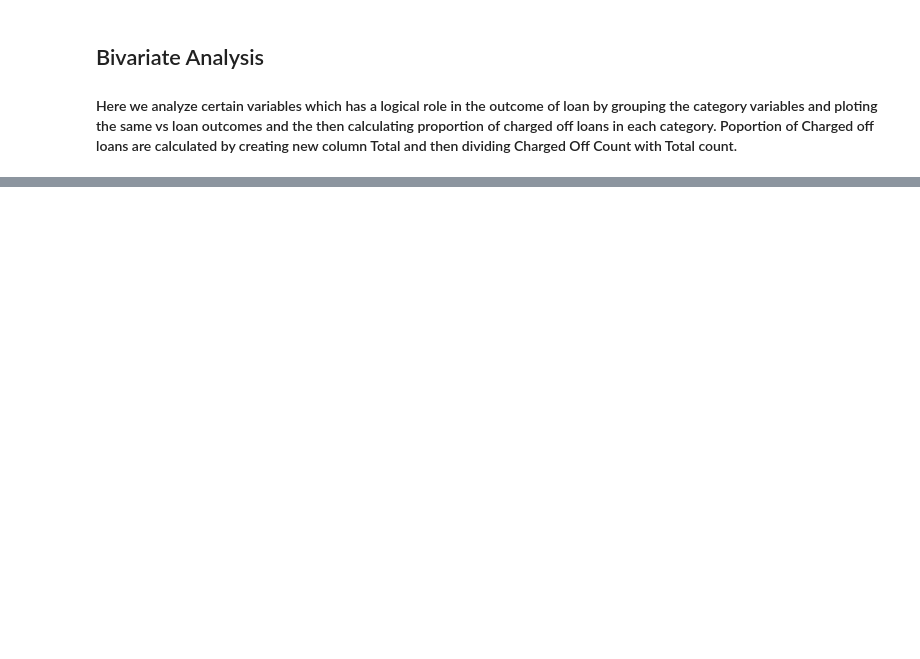
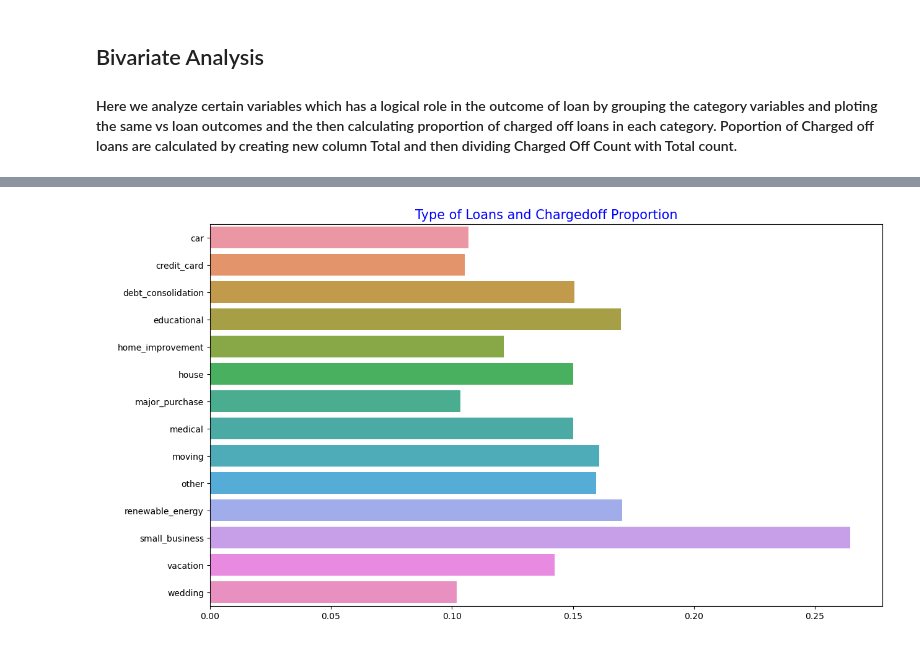
Before and after one commit to Varunmr88/Lending_Club_Case_Study, a Jupyter notebook: Case Study.ipynb, the cells around one changed output, grey strips where cells are left out. Cells and saved outputs as stored; diff of their text form; code cells hidden in the pictures; blank space fills up the shorter version.

```diff
--- a/Case Study.ipynb
+++ b/Case Study.ipynb
@@ -403,27 +396,29 @@ KeyError: 'Current'
 # %%
 # Bivariate Analysis on purpose of Loan against Chargedoff_Proportion.
 
 loantype_default = data.groupby(['purpose', 'loan_status']).loan_status.count().unstack().fillna(0).reset_index()
-loantype_default['Total'] = loantype_default['Charged Off'] + loantype_default['Current'] + loantype_default['Fully Paid']
+loantype_default['Total'] = loantype_default['Charged Off']  + loantype_default['Fully Paid']
 loantype_default['Chargedoff_Proportion'] = loantype_default['Charged Off'] / loantype_default['Total']
 
 loantype_default.sort_values('Chargedoff_Proportion',ascending=False)#purpose_vs_loan.sort_values('Chargedoff_Proportion', ascending=False)
 
 # Lets draw bar plots on data calculated above. Try to visualize the pattern to understand the data better.
 # pairs of continuous variables.
 fig, ax1 = plt.subplots(figsize=(14, 8))
 ax1.set_title('Type of Loans and Chargedoff Proportion',fontsize=15,color = 'b')
 ax1=sns.barplot(y='purpose', x='Chargedoff_Proportion', data=loantype_default)
 ax1.set_ylabel('Purpose of Loans',fontsize=14,color='w')
 ax1.set_xlabel('Chargedoff Proportion',fontsize=14,color = 'w')
 plt.show()
 
 # Observations:
 # small Business applicants have high chances of getting charged off.
 # renewable_energy where chanrged off proportion is better as compare to other categories.
 # Observations:
 # small Business applicants have high chnaces of getting charged off.
 # renewable_energy where chanrged off proportion is better as compare to other categories.
+# %% [output]
+[figure, added]
 # %%
 # Bivariate Analysis on grade against Chargedoff_Proportion
 
```
Also changed, not shown: parts of 38 cells of this notebook, 1 other file.
